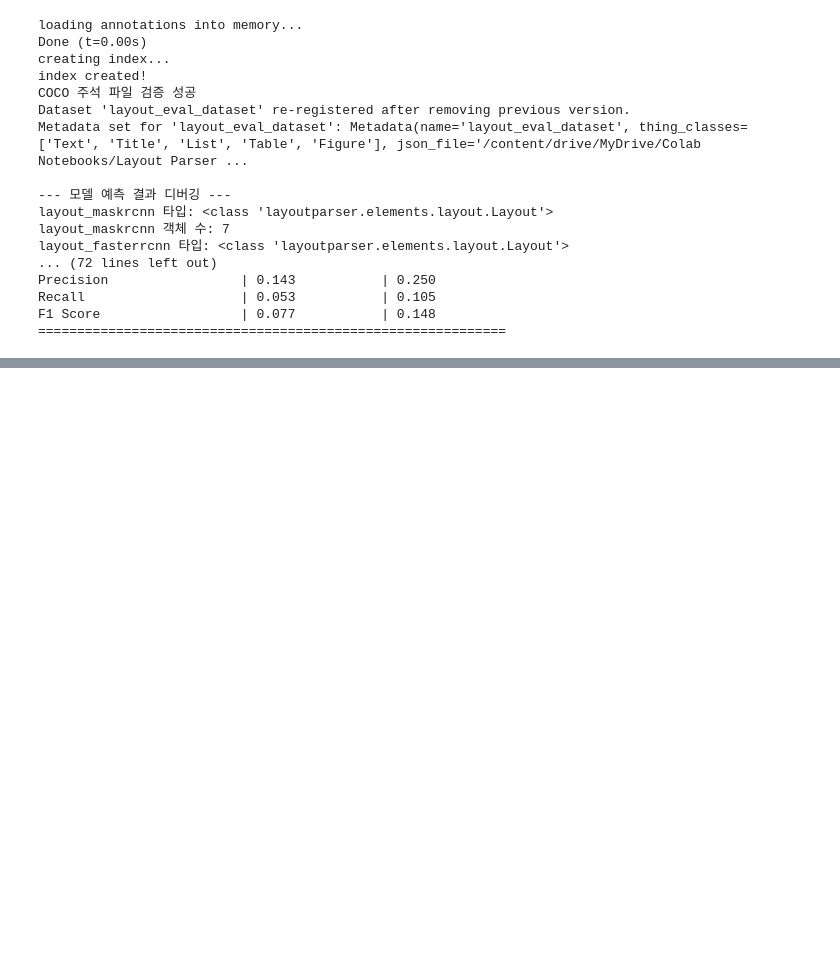
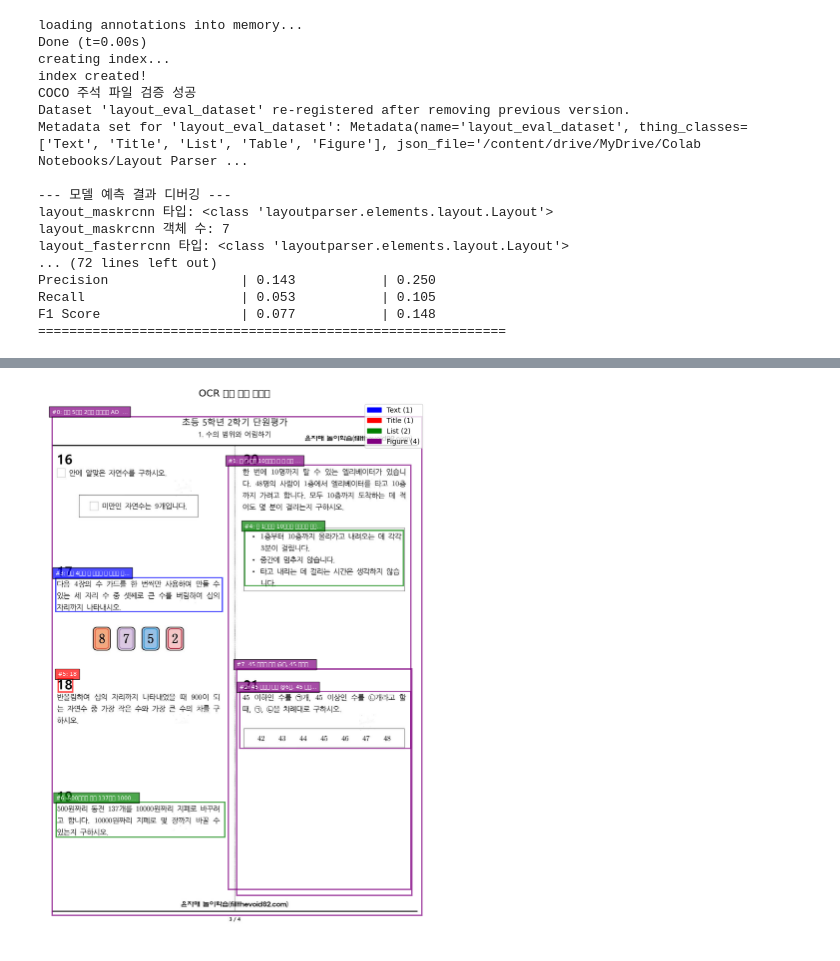
Before and after one commit to Smart-Eye-by-Friends/Layout_Analysis_Module, a Jupyter notebook: LP_성능평가.ipynb, the cells around one changed output, grey strips where cells are left out. Cells and saved outputs as stored; diff of their text form; code cells hidden in the pictures; blank space fills up the shorter version.

```diff
--- a/LP_성능평가.ipynb
+++ b/LP_성능평가.ipynb
@@ -59,6 +59,23 @@ import matplotlib.pyplot as plt
 import numpy as np
 from google.colab import drive
 import logging # 로깅 추가
+
+# Tesseract OCR 기본 설정 확인
+!tesseract --version
+!tesseract --list-langs
+
+# OCR 처리를 위한 라이브러리 임포트
+import pytesseract
+from PIL import Image
+import pandas as pd
+from tqdm.auto import tqdm  # 진행 상태 표시용
+
+# Tesseract 설정 (필요시 경로 변경)
+pytesseract.pytesseract.tesseract_cmd = 'tesseract'
+
+print("-" * 30)
+print("Tesseract OCR 엔진 설치 완료")
+print("-" * 30)
 
 # 로깅 설정 (오류 및 정보 확인용)
 logging.basicConfig(level=logging.INFO, format='%(asctime)s - %(levelname)s - %(message)s')
@@ -1081,0 +1277,72 @@ F1 Score                  | 0.077           | 0.148
+# %%
+# --- OCR 결과 시각화 및 저장 ---
+
+def visualize_ocr_results(image, ocr_results, output_path=None):
+    """OCR 결과를 시각적으로 표시하는 함수"""
+    import matplotlib.patches as patches
+
+    # 시각화할 이미지 복사본 생성
+    vis_img = image.copy()
+
+    plt.figure(figsize=(16, 14))
+    plt.imshow(vis_img)
+
+    # 각 요소별 색상 정의
+    colors = {
+        "Text": 'blue',
+        "Title": 'red',
+        "List": 'green',
+        "Table": 'orange',
+        "Figure": 'purple'
+    }
+
+    # 범례 표시용 패치 생성
+    legend_patches = []
+
+    # 모든 요소 유형에 대해 시각화
+    for element_type, items in ocr_results.items():
+        if not items:  # 빈 목록은 건너뜀
+            continue
+
+        color = colors.get(element_type, 'gray')
+        legend_patches.append(patches.Patch(color=color, label=f'{element_type} ({len(items)})'))
+
+        # 각 요소 표시
+        for item in items:
+            x1, y1, x2, y2 = item['coordinates']
+
+            # 박스 그리기
+            rect = patches.Rectangle(
+                (x1, y1), x2-x1, y2-y1,
+                linewidth=2, edgecolor=color, facecolor='none', alpha=0.7
+            )
+            plt.gca().add_patch(rect)
+
+            # 텍스트가 있으면 ID와 함께 짧게 표시
+            if item['text']:
+                text_sample = item['text'].replace('\n', ' ')[:20]
+                if len(item['text']) > 20:
+                    text_sample += '...'
+                plt.text(
+                    x1, y1-10, f"#{item['id']}: {text_sample}",
+                    fontsize=8, color='white', bbox=dict(facecolor=color, alpha=0.7)
+                )
+
+    # 범례 추가
+    plt.legend(handles=legend_patches, loc='upper right', fontsize=10)
+    plt.title("OCR 처리 결과 시각화", fontsize=14)
+    plt.axis('off')
+
+    # 이미지 저장 (지정된 경우)
+    if output_path:
+        os.makedirs(os.path.dirname(output_path), exist_ok=True)
+        plt.savefig(output_path, bbox_inches='tight', dpi=300)
+        print(f"OCR 결과 시각화 이미지 저장됨: {output_path}")
+
+    plt.show()
+    plt.close()
+
+# OCR 결과 시각화 및 저장
+ocr_vis_path = os.path.join(SAVE_DIR, f"{BASE_FILENAME}_OCR_results_faster.png")
+visualize_ocr_results(image_rgb, ocr_results, ocr_vis_path)
+# %% [output]
@@ -1081,0 +1350 @@ F1 Score                  | 0.077           | 0.148
+[figure, added]
```
Also changed, not shown: parts of 7 cells of this notebook.
